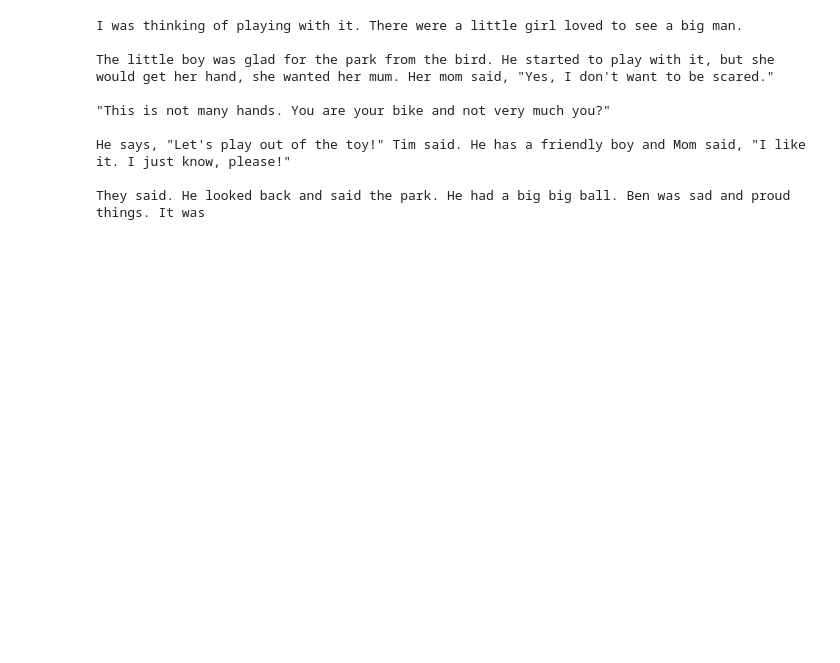
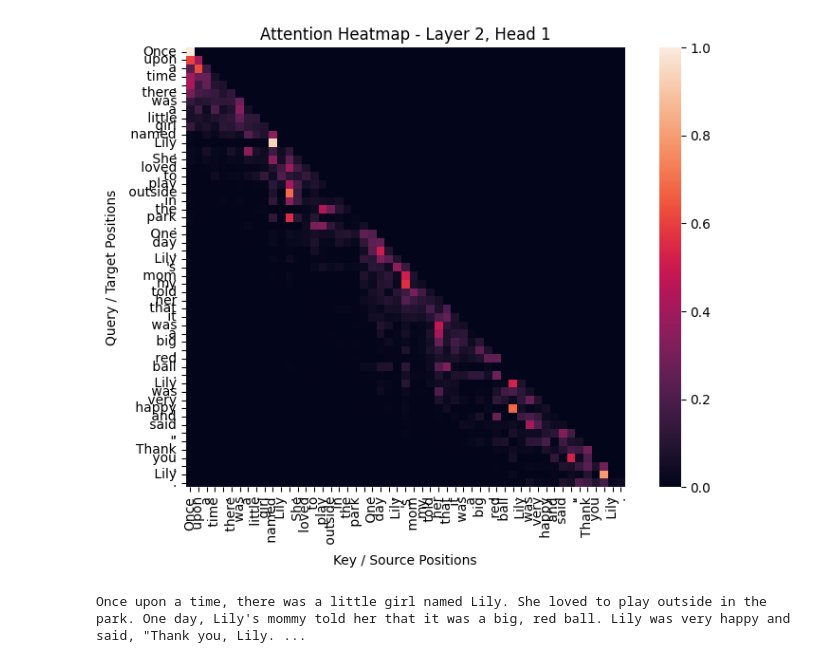
Before and after one commit to Oxygonix/finalNLPProject, a Jupyter notebook: Base_model.ipynb, the cells around one changed output. Cells and saved outputs as stored; diff of their text form; code cells hidden in the pictures; blank space fills up the shorter version.

```diff
--- a/Base_model.ipynb
+++ b/Base_model.ipynb
@@ -1061,29 +1237,6 @@ Final Perplexity: 35.6941
-# %%
-model.eval()
-
-prompt = "I was thinking"
-
-# get device the proper way
-device = next(model.parameters()).device
-
-idx = tokenizer(prompt).to(device)
-
-generated = model.generate(
-    idx,
-    max_new_tokens=150,
-    temperature=0.9,
-    do_sample=True,
-    top_k=50
-)
-
-print(tokenizer.decode(generated[0]))
-# %% [output]
-I was thinking of playing with it. There were a little girl loved to see a big man.
-
-The little boy was glad for the park from the bird. He started to play with it, but she would get her hand, she wanted her mum. Her mom said, "Yes, I don't want to be scared."
-
-"This is not many hands. You are your bike and not very much you?"
-
-He says, "Let's play out of the toy!" Tim said. He has a friendly boy and Mom said, "I like it. I just know, please!"
-
-They said. He looked back and said the park. He had a big big ball. Ben was sad and proud things. It was
+# %%
+text, att = generate_with_attention("Once upon a time", max_new_tokens=50, layer_idx=2, head_idx=1)
+print(text)
+# %% [output]
+[figure, added]
+Once upon a time, there was a little girl named Lily. She loved to play outside in the park. One day, Lily's mommy told her that it was a big, red ball. Lily was very happy and said, "Thank you, Lily. ...
```
Also changed, not shown: parts of 6 cells of this notebook.
